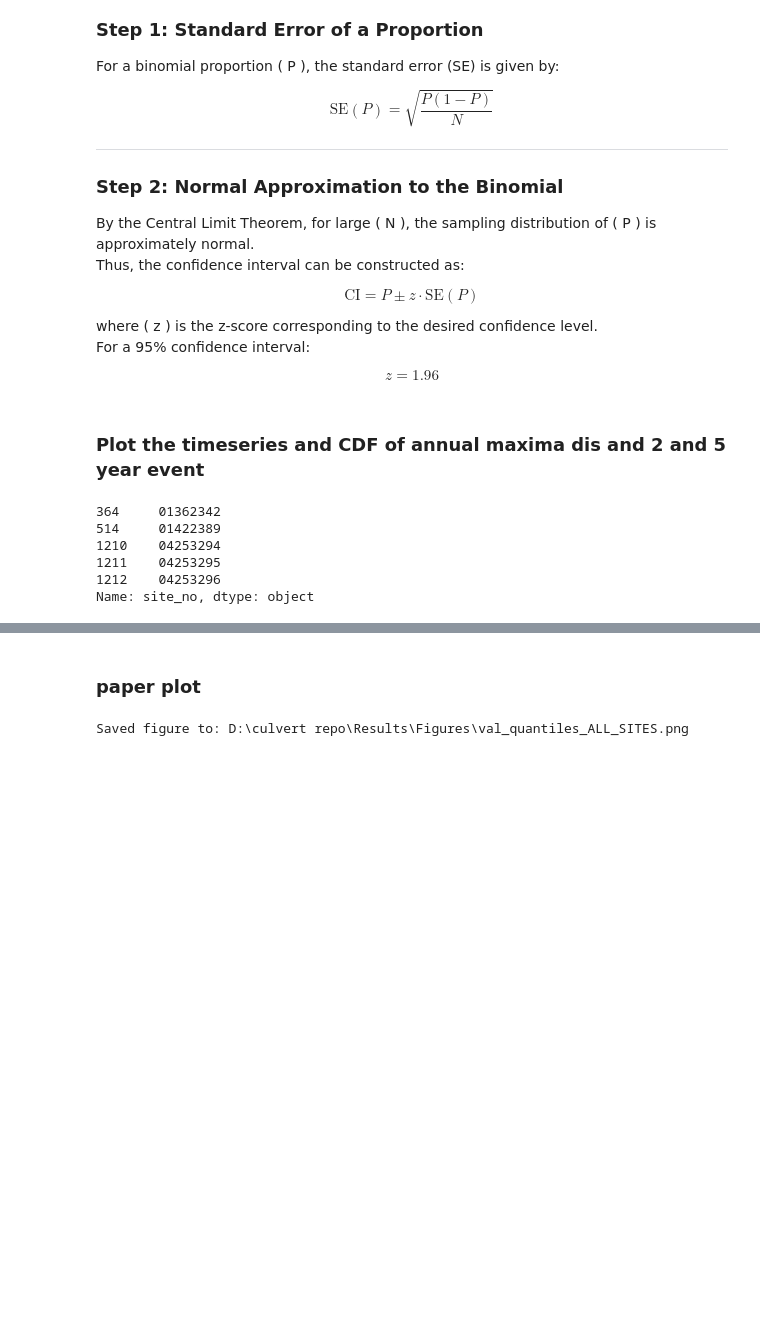
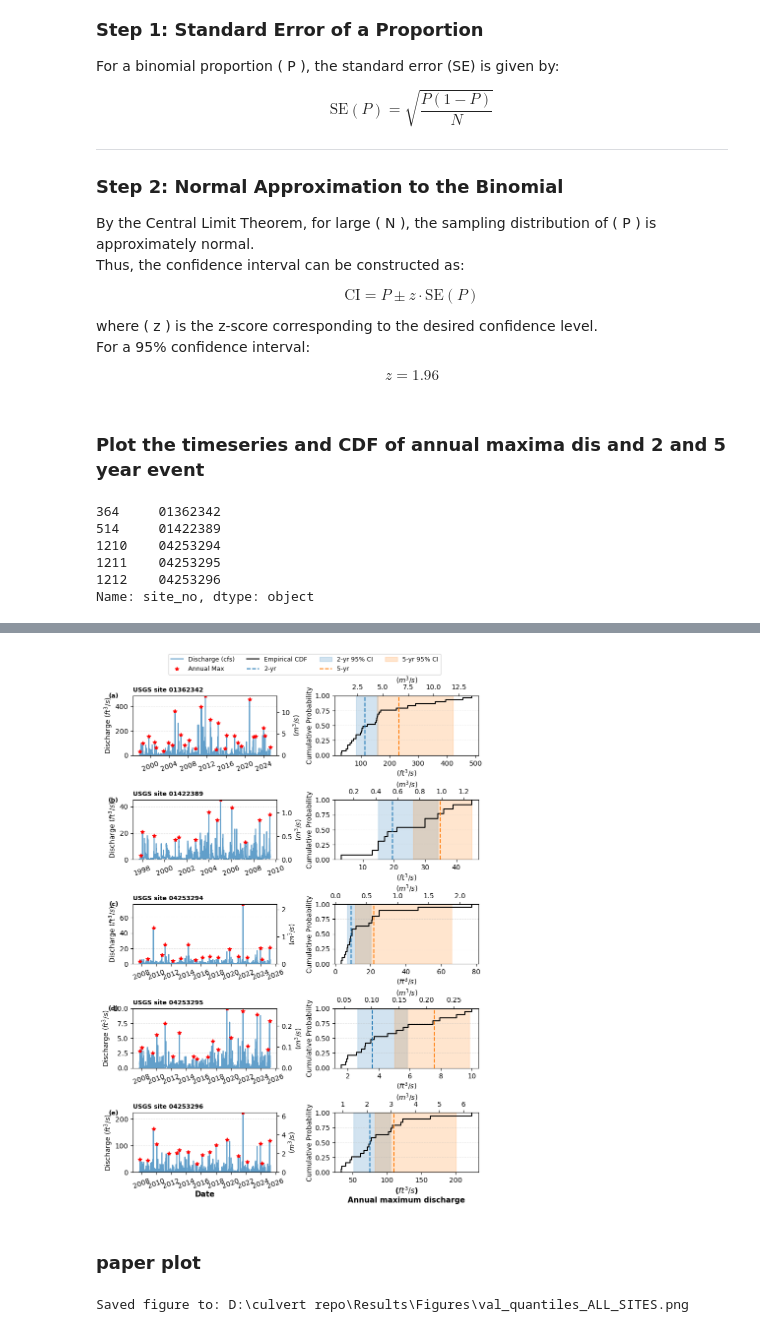
Before and after one commit to omidemam/flood_risk_dynamics, a Jupyter notebook: 4. Validation/Quantile_validation .ipynb, the cells around one changed output, grey strips where cells are left out. Drawn from its saved outputs; the diff is of its cells as text; code cells hidden in the pictures; blank space fills up the shorter version.

```diff
--- a/4. Validation/Quantile_validation .ipynb
+++ b/4. Validation/Quantile_validation .ipynb
@@ -311,3 +350,97 @@ results_df.to_csv(r'D:\culvert repo\Results\Validation\discharge\val_discharge_C
+# %%
+
+
+nrows = len(site_list)
+fig, axes = plt.subplots(nrows, 2, figsize=(8, 2.3*nrows), squeeze=False)
+
+# collect legend only once
+all_handles, all_labels = [], []
+
+for r, (site_no, path) in enumerate(site_list):
+    discharge = pd.read_csv(path, usecols=['datetime', '00060'])
+    discharge['datetime'] = pd.to_datetime(discharge['datetime'])
+    discharge = discharge.dropna(subset=['00060'])
+
+    discharge['year'] = discharge['datetime'].dt.year
+    annual_max = discharge.loc[discharge.groupby('year')['00060'].idxmax()]
+    max_values = annual_max['00060'].values
+    N = len(max_values)
+
+    ax_ts = axes[r, 0]
+    ax_cdf = axes[r, 1]
+
+    # --- time series ---
+    ax_ts.plot(discharge['datetime'], discharge['00060'],
+               label='Discharge (cfs)', color='tab:blue', alpha=0.7)
+    ax_ts.plot(annual_max['datetime'], annual_max['00060'],
+               'r*', label='Annual Max', markersize=6)
+    ax_ts.set_ylim(0, float(np.max(max_values)))
+    if r==4: ax_ts.set_xlabel("Date", fontsize=11,fontweight="bold", labelpad=2)
+    ax_ts.tick_params(axis='x', rotation=20)
+    ax_ts.set_ylabel("Discharge ($ft^3/s$)", labelpad=2)
+    ax_ts.grid(True, axis='y', linestyle='--', linewidth=0.7, alpha=0.3)
+    ax_ts.set_title(f"USGS site {site_no}", fontsize=9, loc='left', weight='bold')
+
+    secax0 = ax_ts.secondary_yaxis('right', functions=(ft3s_to_m3s, m3s_to_ft3s))
+    secax0.set_ylabel("($m^3/s$)", labelpad=2)
+
+    # --- empirical CDF ---
+    ecdf = ECDF(max_values)
+    inv_cdf = interp1d(ecdf.y, ecdf.x, bounds_error=False, fill_value="extrapolate")
+
+    ax_cdf.step(ecdf.x, ecdf.y, where='post', label='Empirical CDF', color='black')
+
+    return_periods = [2, 5]
+    probabilities = [1 - (1 / T) for T in return_periods]
+    colors = ['tab:blue', 'tab:orange']
+
+    for P, T, color in zip(probabilities, return_periods, colors):
+        Q_T = inv_cdf(P)
+        ax_cdf.axvline(Q_T, linestyle='--', color=color, label=f"{T}-yr")
+
+        SE = np.sqrt(P * (1 - P) / N)
+        CI_low, CI_high = P - 1.96*SE, min(P + 1.96*SE, 1)
+        Q_low, Q_high = inv_cdf(CI_low), inv_cdf(CI_high)
+        ax_cdf.fill_betweenx([0, 1], Q_low, Q_high, alpha=0.2,
+                             color=color, label=f"{T}-yr 95% CI")
+
+
+    if r==4: ax_cdf.set_xlabel("($ft^3/s$)\nAnnual maximum discharge",fontsize=11,fontweight="bold", labelpad=2)
+    else: ax_cdf.set_xlabel("($ft^3/s$)", labelpad=2)
+    ax_cdf.set_ylabel("Cumulative Probability", labelpad=2)
+    ax_cdf.set_ylim(0, 1)
+    ax_cdf.grid(True, axis='y', linestyle='--', linewidth=0.7, alpha=0.3)
+
+    secax1 = ax_cdf.secondary_xaxis('top', functions=(ft3s_to_m3s, m3s_to_ft3s))
+    secax1.set_xlabel("($m^3/s$)", labelpad=2)
+
+    # panel label (a), (b), ...
+    panel_label = f"({string.ascii_lowercase[r]})"
+    ax_ts.text(-0.1, 1.05, panel_label, transform=ax_ts.transAxes,
+               fontsize=9, fontweight='bold', va='top', ha='right')
+
+    # collect legend entries from the first row only
+    if r == 0:
+        h0, l0 = ax_ts.get_legend_handles_labels()
+        h1, l1 = ax_cdf.get_legend_handles_labels()
+        all_handles, all_labels = h0+h1, l0+l1
+
+# --- combined legend ---
+by_label = OrderedDict(zip(all_labels, all_handles))
+fig.legend(by_label.values(), by_label.keys(),
+           loc='upper center', bbox_to_anchor=(0.53, 0.99),
+           ncol=4, fontsize=9, frameon=True)
+
+plt.tight_layout(rect=[0, 0, 1, 0.96])
+plt.subplots_adjust(hspace=0.75)   # tighten row spacing
+
+plt.savefig(r"D:\culvert repo\Results\Figures\val_quantiles_ALL_sites_pubready.png",
+            dpi=600, bbox_inches='tight')
+plt.savefig(r"D:\culvert repo\Results\Figures\val_quantiles_ALL_sites_pubready.pdf",
+            bbox_inches='tight')  # vector version
+plt.show()
+# %% [output]
+[figure, added]
 # %% [markdown]
 ### paper plot
 # %%
```
Also changed, not shown: parts of 6 cells of this notebook.
